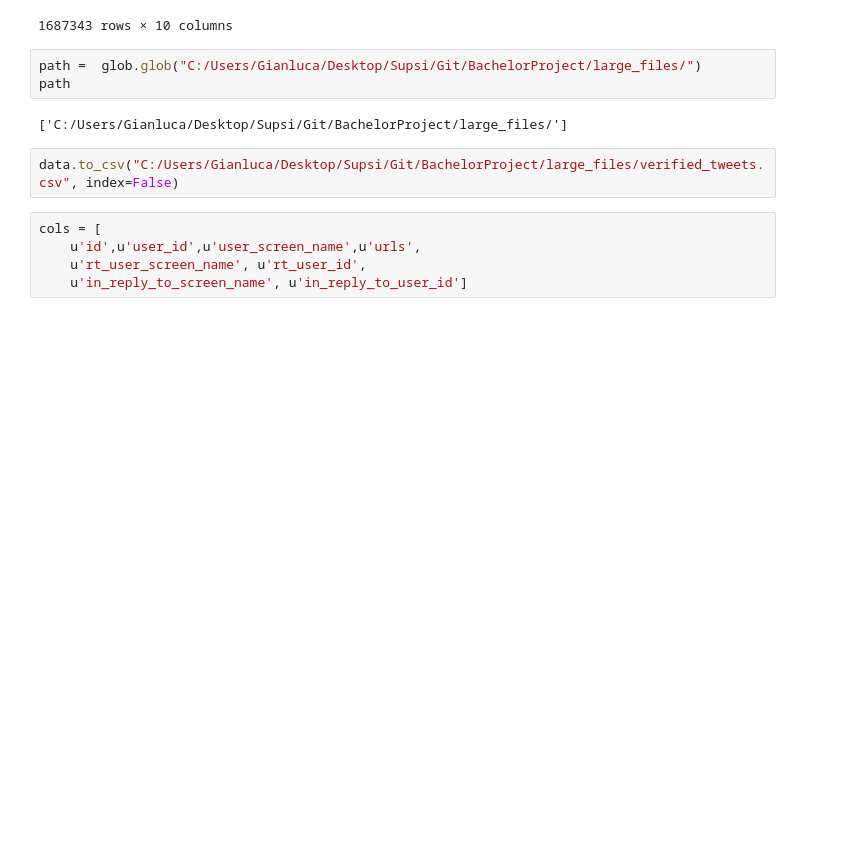
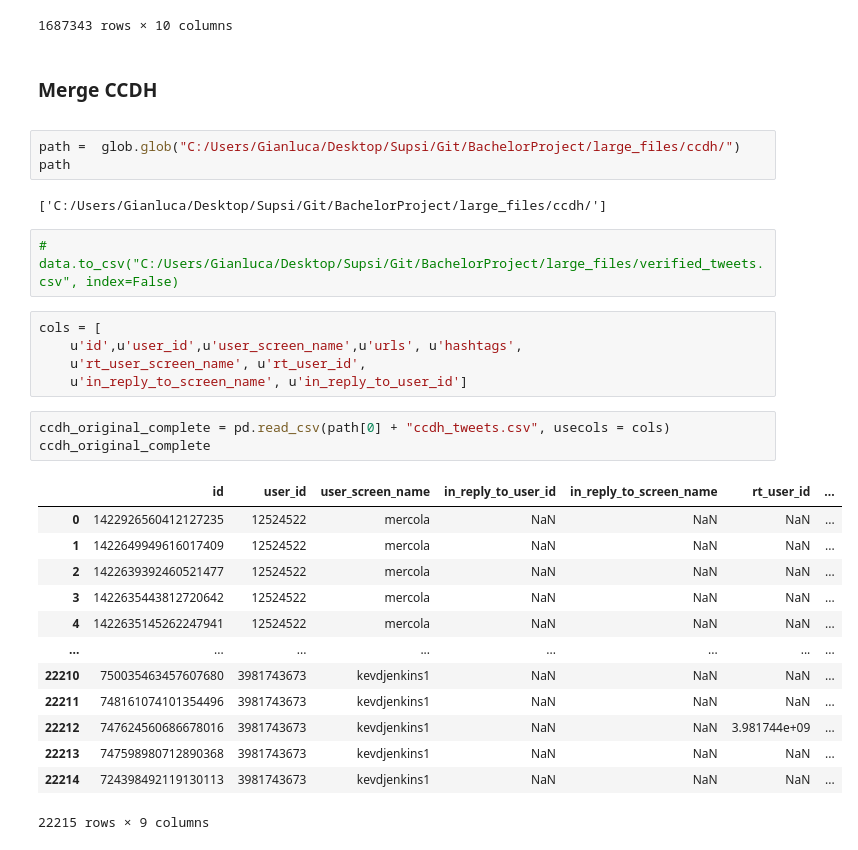
Before and after one commit to gi-ux/BachelorProject, a Jupyter notebook: notebook/Verified_Disinform.ipynb, the cells around one changed output. Drawn from its saved outputs; the diff is of its cells as text; blank space fills up the shorter version.

```diff
--- a/notebook/Verified_Disinform.ipynb
+++ b/notebook/Verified_Disinform.ipynb
@@ -165,18 +174,38 @@ data
 | 1687341 | 5.225004e+08 | shond3 | NaN | NaN | NaN | ... |
 | 1687342 | 1.895054e+07 | PaulNemitz | NaN | NaN | NaN | ... |
 1687343 rows × 10 columns
+# %% [markdown]
+### Merge CCDH
+<a id="merge_df"/>
 # %%
-path =  glob.glob("C:/Users/Gianluca/Desktop/Supsi/Git/BachelorProject/large_files/")
+path =  glob.glob("C:/Users/Gianluca/Desktop/Supsi/Git/BachelorProject/large_files/ccdh/")
 path
 # %% [output]
-['C:/Users/Gianluca/Desktop/Supsi/Git/BachelorProject/large_files/']
+['C:/Users/Gianluca/Desktop/Supsi/Git/BachelorProject/large_files/ccdh/']
 # %%
-data.to_csv("C:/Users/Gianluca/Desktop/Supsi/Git/BachelorProject/large_files/verified_tweets.csv", index=False)
+# data.to_csv("C:/Users/Gianluca/Desktop/Supsi/Git/BachelorProject/large_files/verified_tweets.csv", index=False)
 # %%
 cols = [
-    u'id',u'user_id',u'user_screen_name',u'urls',
+    u'id',u'user_id',u'user_screen_name',u'urls', u'hashtags',
     u'rt_user_screen_name', u'rt_user_id',
     u'in_reply_to_screen_name', u'in_reply_to_user_id']
+# %%
+ccdh_original_complete = pd.read_csv(path[0] + "ccdh_tweets.csv", usecols = cols)
+ccdh_original_complete
+# %% [output]
+|  | id | user_id | user_screen_name | in_reply_to_user_id | in_reply_to_screen_name | rt_user_id | ... |
+| 0 | 1422926560412127235 | 12524522 | mercola | NaN | NaN | NaN | ... |
+| 1 | 1422649949616017409 | 12524522 | mercola | NaN | NaN | NaN | ... |
+| 2 | 1422639392460521477 | 12524522 | mercola | NaN | NaN | NaN | ... |
+| 3 | 1422635443812720642 | 12524522 | mercola | NaN | NaN | NaN | ... |
+| 4 | 1422635145262247941 | 12524522 | mercola | NaN | NaN | NaN | ... |
+| ... | ... | ... | ... | ... | ... | ... | ... |
+| 22210 | 750035463457607680 | 3981743673 | kevdjenkins1 | NaN | NaN | NaN | ... |
+| 22211 | 748161074101354496 | 3981743673 | kevdjenkins1 | NaN | NaN | NaN | ... |
+| 22212 | 747624560686678016 | 3981743673 | kevdjenkins1 | NaN | NaN | 3.981744e+09 | ... |
+| 22213 | 747598980712890368 | 3981743673 | kevdjenkins1 | NaN | NaN | NaN | ... |
+| 22214 | 724398492119130113 | 3981743673 | kevdjenkins1 | NaN | NaN | NaN | ... |
+22215 rows × 9 columns
 # %%
 ccdh_rt_complete = pd.read_csv(path[0] + "ccdh_retweets.csv", usecols = cols)
 ccdh_rt_complete
```
Also changed, not shown: parts of 17 cells of this notebook, 2 other files.
